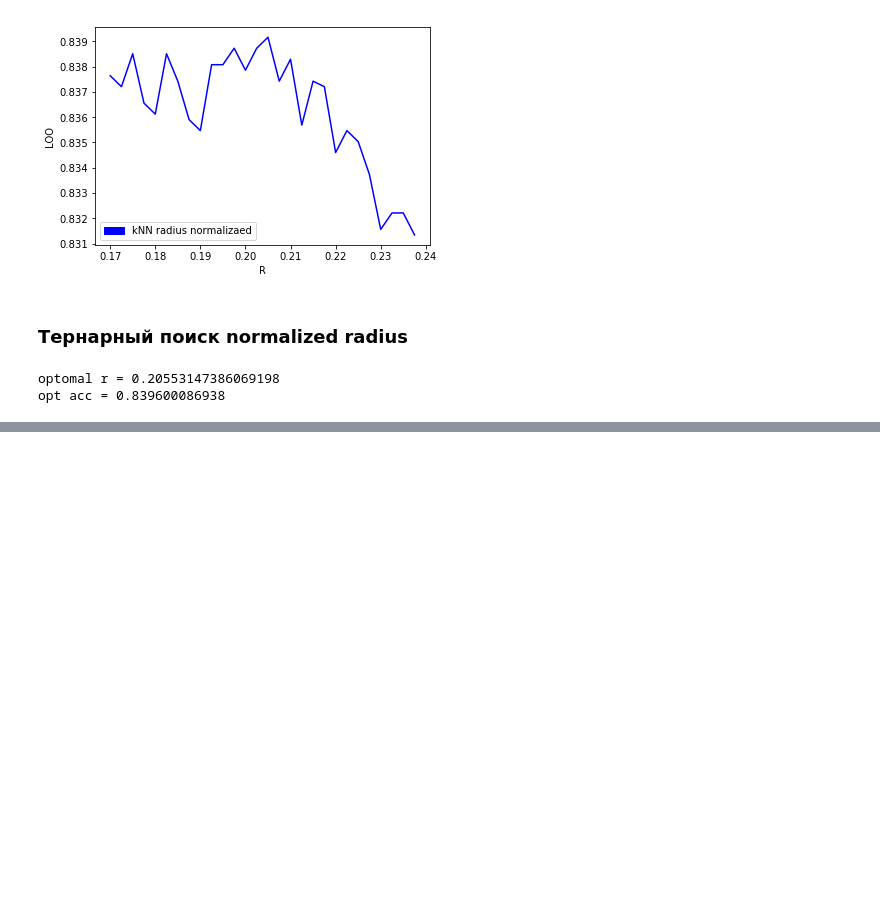
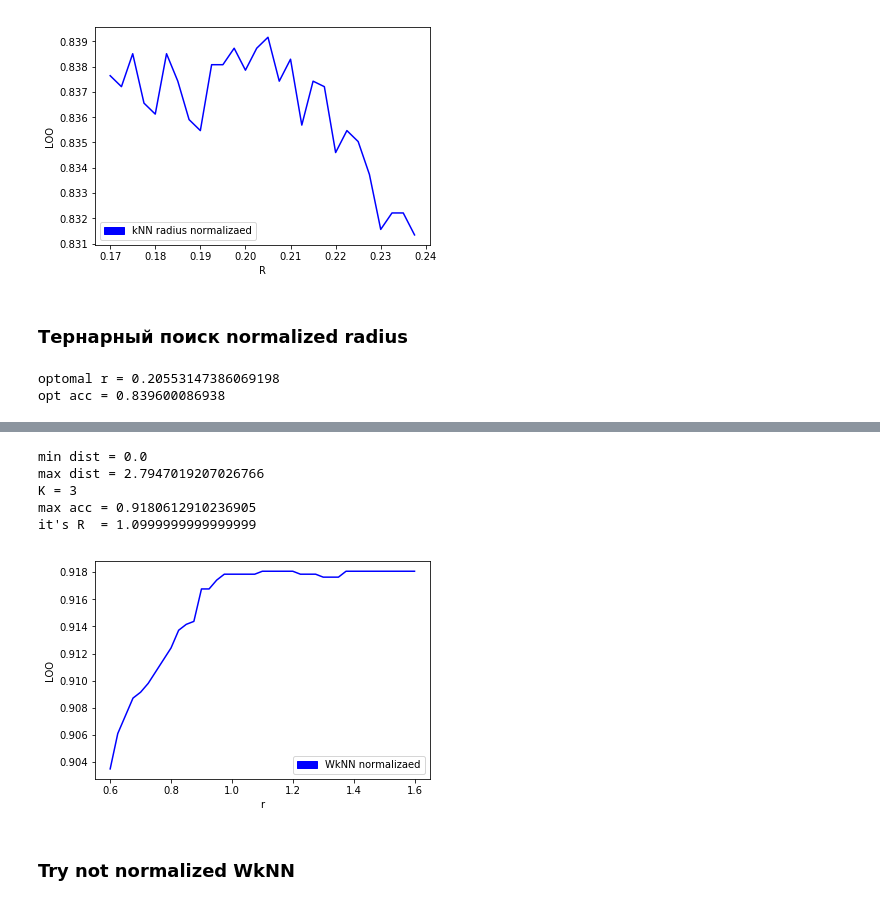
Before and after one commit to mkvdv/au-machine-learning-spring-2018, a Jupyter notebook: task01_knn.ipynb, the cells around one changed output, grey strips where cells are left out. Saved outputs shown, nothing was run; the diff lists cells and outputs as text; code cells hidden in the pictures; blank space fills up the shorter version.

```diff
--- a/task01_knn.ipynb
+++ b/task01_knn.ipynb
@@ -309,0 +419,9 @@ opt acc = 0.839600086938
+# %%
+WkNN_radius_normalized(k=3, r=0.60, maximum=1.60, step=0.025)
+# %% [output]
+min dist = 0.0
+max dist = 2.7947019207026766
+K = 3
+max acc = 0.9180612910236905
+it's R  = 1.0999999999999999
+[figure, added]
@@ -309,0 +430,2 @@ opt acc = 0.839600086938
+# %% [markdown]
+### Try not normalized WkNN
```
Also changed, not shown: parts of 19 cells of this notebook.
